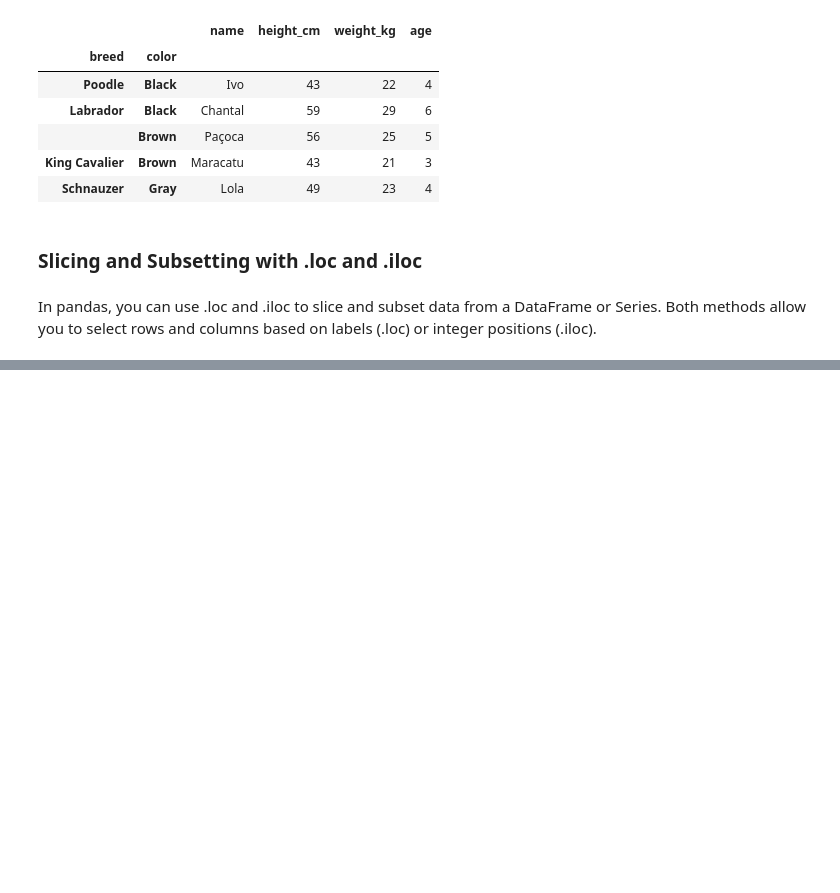
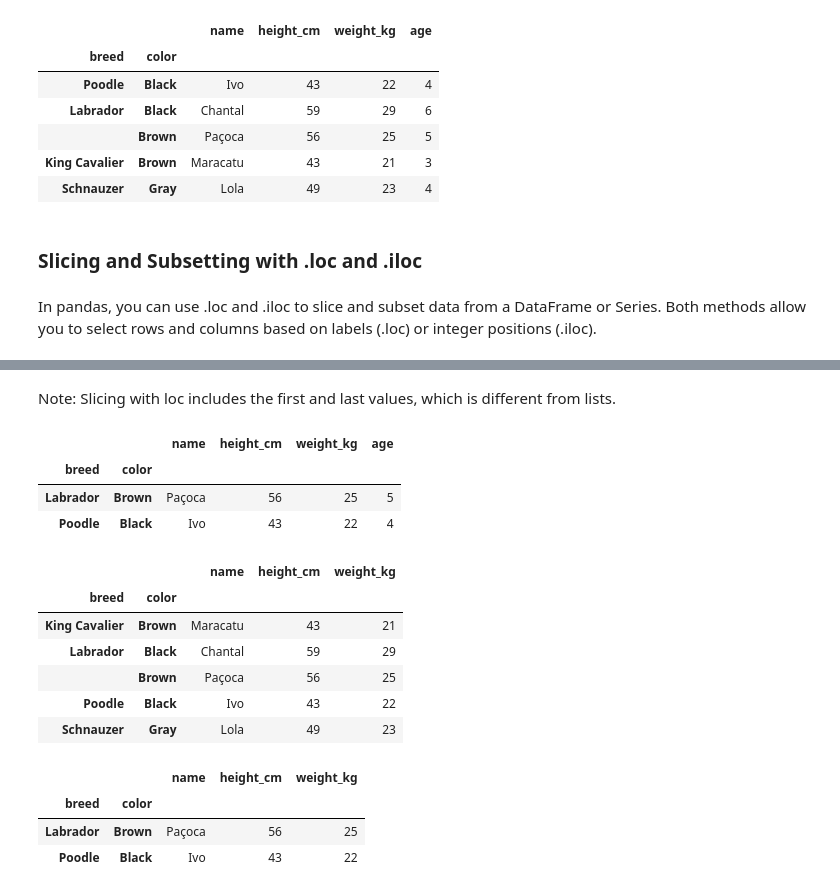
Before and after one commit to araujogab/Pandas-in-Python, a Jupyter notebook: 4. Explicit Indexes.ipynb, the cells around one changed output, grey strips where cells are left out. Saved outputs shown, nothing was run; the diff lists cells and outputs as text; code cells hidden in the pictures; blank space fills up the shorter version.

```diff
--- a/4. Explicit Indexes.ipynb
+++ b/4. Explicit Indexes.ipynb
@@ -112,3 +112,6 @@ data_ind2.sort_index(level=["color","breed"],ascending=[True,False])
 ### Slicing and Subsetting with .loc and .iloc
 # %% [markdown]
 In pandas, you can use .loc and .iloc to slice and subset data from a DataFrame or Series. Both methods allow you to select rows and columns based on labels (.loc) or integer positions (.iloc).
+# %%
+data_srt=data.set_index(["breed","color"]).sort_index()
+data_srt
@@ -114,0 +136,32 @@ In pandas, you can use .loc and .iloc to slice and subset data from a DataFrame
+# %% [markdown]
+Note: Slicing with loc includes the first and last values, which is different from lists.
+# %%
+## Slicing the inner index levels
+
+data_srt.loc[("Labrador","Brown"):("Poodle","Black")]
+# %% [output]
+|  |  | name | height_cm | weight_kg | age |
+| breed | color |  |  |  |  |
+| Labrador | Brown | Paçoca | 56 | 25 | 5 |
+| Poodle | Black | Ivo | 43 | 22 | 4 |
+# %%
+## Slicing columns
+
+data_srt.loc[:,"name":"weight_kg"]
+# %% [output]
+|  |  | name | height_cm | weight_kg |
+| breed | color |  |  |  |
+| King Cavalier | Brown | Maracatu | 43 | 21 |
+| Labrador | Black | Chantal | 59 | 29 |
+|  | Brown | Paçoca | 56 | 25 |
+| Poodle | Black | Ivo | 43 | 22 |
+| Schnauzer | Gray | Lola | 49 | 23 |
+# %%
+## Slice twice
+
+data_srt.loc[("Labrador","Brown"):("Poodle","Black"),"name":"weight_kg"]
+# %% [output]
+|  |  | name | height_cm | weight_kg |
+| breed | color |  |  |  |
+| Labrador | Brown | Paçoca | 56 | 25 |
+| Poodle | Black | Ivo | 43 | 22 |
```
Also changed, not shown: parts of 7 cells of this notebook.
